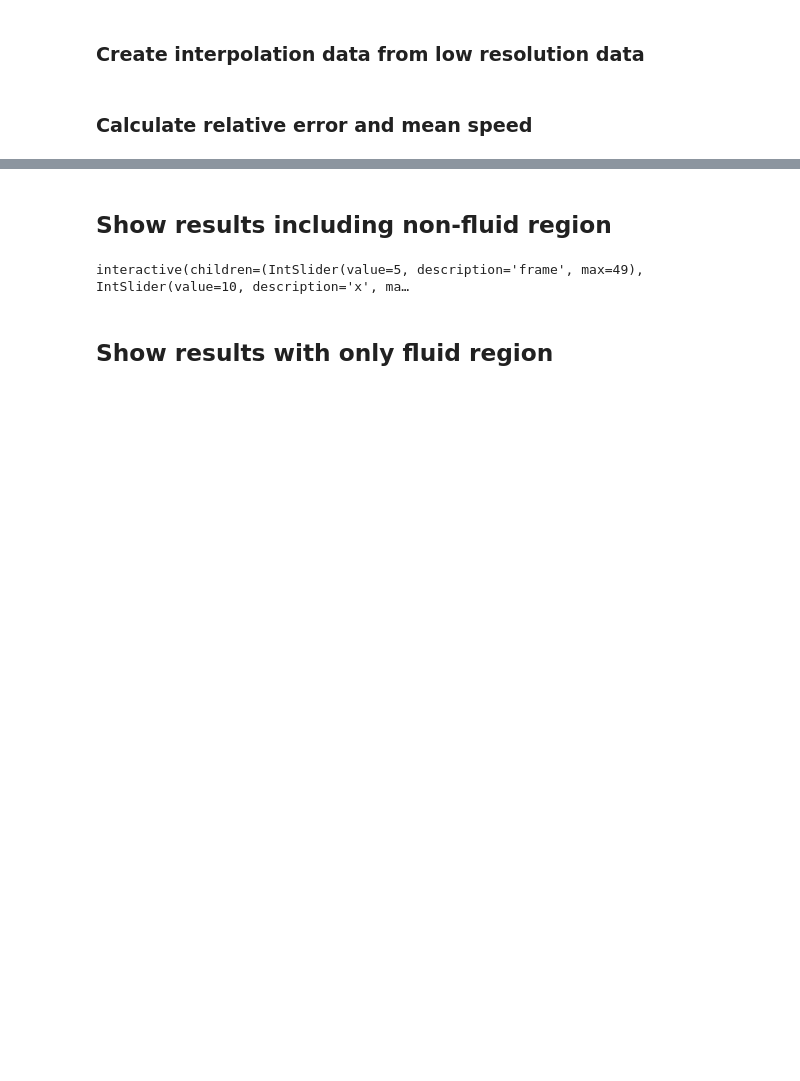
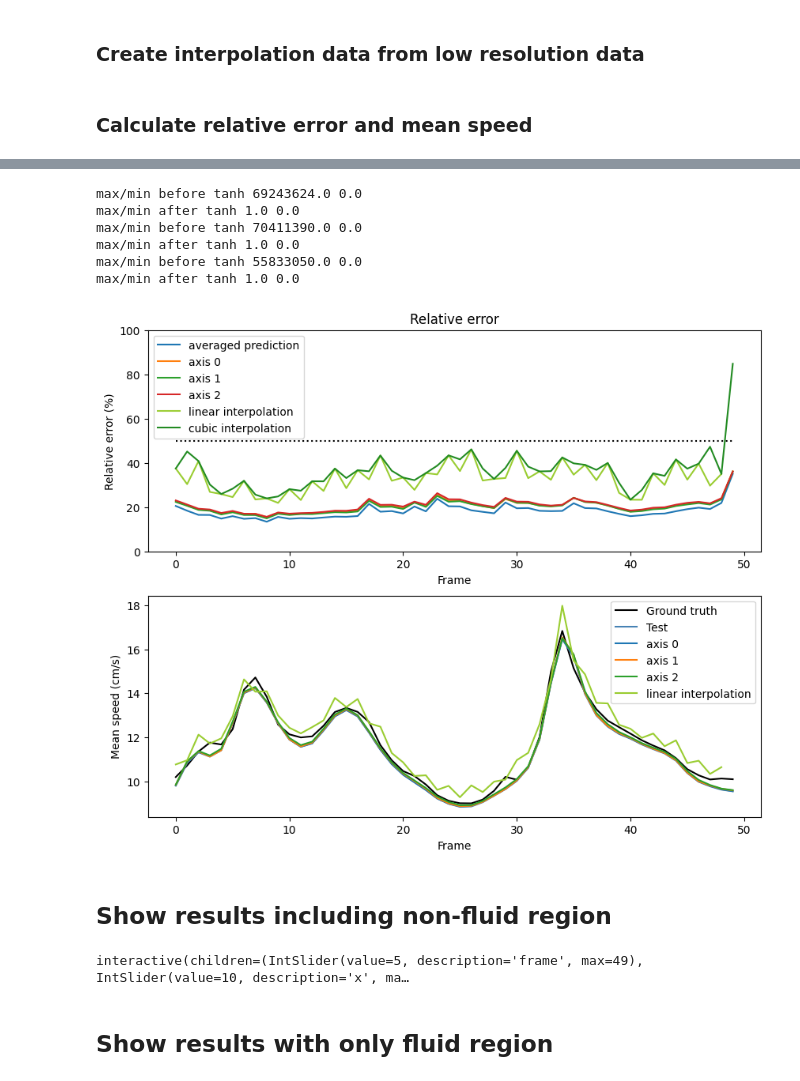
Before and after one commit to PiaaCaa/4DFlowNet, a Jupyter notebook: src/evaluate_plots.ipynb, the cells around one changed output, grey strips where cells are left out. Cells and saved outputs as stored; diff of their text form; code cells hidden in the pictures; blank space fills up the shorter version.

Commit message:
wrap padding,reverse augmentation, corr mean speed

```diff
--- a/src/evaluate_plots.ipynb
+++ b/src/evaluate_plots.ipynb
@@ -154,3 +171,65 @@ max/min after tanh 1.0 2.045280414019964e-08
+# %%
+pred_axis0 = {}
+pred_axis1 = {}
+pred_axis2 = {}
+vel_colnames=['u', 'v', 'w']
+#Compare the combined and not combined evaulations
+with h5py.File(res_filepath, mode = 'r' ) as h_pred:
+    for vel in vel_colnames:
+        pred_axis0[vel] = np.asarray(h_pred[f'{vel}_axis0'])
+        pred_axis1[vel] = np.asarray(h_pred[f'{vel}_axis1'])
+        pred_axis2[vel] = np.asarray(h_pred[f'{vel}_axis2'])
+
+        pred_axis0[f'{vel}_fluid'] = np.multiply(gt["mask"], pred_axis0[vel])
+        pred_axis1[f'{vel}_fluid'] = np.multiply(gt["mask"], pred_axis1[vel])
+        pred_axis2[f'{vel}_fluid'] = np.multiply(gt["mask"], pred_axis2[vel])
+
+rel_error_axis0 = calculate_relative_error_normalized(pred_axis0["u"], pred_axis0["v"], pred_axis0["w"], gt["u"], gt["v"] , gt["w"], gt["mask"])
+rel_error_axis1 = calculate_relative_error_normalized(pred_axis1["u"], pred_axis1["v"], pred_axis1["w"], gt["u"], gt["v"] , gt["w"], gt["mask"])
+rel_error_axis2 = calculate_relative_error_normalized(pred_axis2["u"], pred_axis2["v"], pred_axis2["w"], gt["u"], gt["v"] , gt["w"], gt["mask"])
+mean_speed_axis0 = calculate_mean_speed(pred_axis0["u_fluid"], pred_axis0["v_fluid"] , pred_axis0["w_fluid"], gt["mask"])
+mean_speed_axis1 = calculate_mean_speed(pred_axis1["u_fluid"], pred_axis1["v_fluid"] , pred_axis1["w_fluid"], gt["mask"])
+mean_speed_axis2 = calculate_mean_speed(pred_axis2["u_fluid"], pred_axis2["v_fluid"] , pred_axis2["w_fluid"], gt["mask"])
+
+
+
+plt.subplot(2, 1, 1)
+#plot_relative_error([gt_filepath],[res_filepath], [set_name])
+
+#plt.legend(lst_names)
+plt.title("Relative error")
+plt.plot(rel_error, label = 'averaged prediction')
+plt.plot(rel_error_axis0, label = "axis 0")
+plt.plot(rel_error_axis1, label = "axis 1")
+plt.plot(rel_error_axis2, label = "axis 2")
+plt.plot(rel_error_lin_interpolation[:-1], label = 'linear interpolation',color = 'yellowgreen')
+plt.plot(rel_error_cubic_interpolation, label = 'cubic interpolation', color = 'forestgreen')
+plt.plot(50*np.ones(len(rel_error)), 'k:')
+plt.xlabel("Frame")
+plt.ylabel("Relative error (%)")
+plt.ylim((0, 100))
+plt.legend()
+
+plt.subplot(2, 1, 2)
+plt.plot(mean_speed_gt, label ='Ground truth',color = 'black')
+plt.plot(mean_speed_pred,'b', label= set_name, color = 'steelblue')
+plt.plot(mean_speed_axis0, label = "axis 0")
+plt.plot(mean_speed_axis1, label = "axis 1")
+plt.plot(mean_speed_axis2, label = "axis 2")
+plt.plot(mean_speed_lin_interpolation[:-1], label = 'linear interpolation', color = 'yellowgreen')
+# plt.plot(mean_speed_cubic_interpolation[:-1], label = 'cubic interpoaltion', color = 'forestgreen')
+plt.xlabel("Frame")
+plt.ylabel("Mean speed (cm/s)")
+plt.legend()
+plt.show()
+# %% [output]
+max/min before tanh 69243624.0 0.0
+max/min after tanh 1.0 0.0
+max/min before tanh 70411390.0 0.0
+max/min after tanh 1.0 0.0
+max/min before tanh 55833050.0 0.0
+max/min after tanh 1.0 0.0
+[figure, added]
 # %% [markdown]
 ## Show results including non-fluid region
 # %%
```
Also changed, not shown: parts of 10 cells of this notebook, 9 other files.
